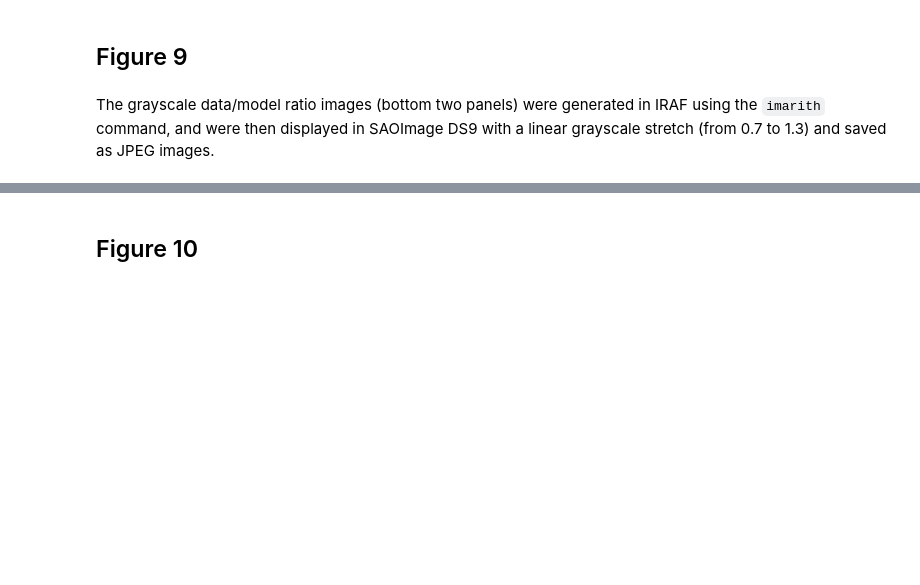
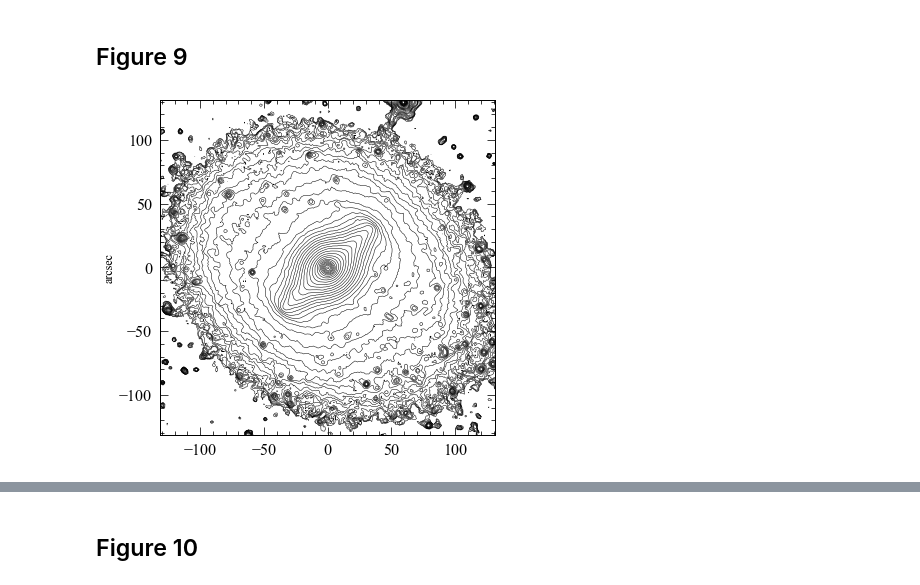
Before and after one commit to perwin/n4608-n4643, a Jupyter notebook: n4608n4643_figures_for_paper.ipynb, the cells around one changed output, grey strips where cells are left out. Drawn from its saved outputs; the diff is of its cells as text; code cells hidden in the pictures; blank space fills up the shorter version.

Commit message:
Added NGC4643 model image; updated plots Jupyter notebook

```diff
--- a/n4608n4643_figures_for_paper.ipynb
+++ b/n4608n4643_figures_for_paper.ipynb
@@ -282,6 +281,15 @@ One can then make the residual-ratio images in Python. The following code shows
     >>> f160w_residual_ratio_im = (data_im - model_im) / data_im
 # %% [markdown]
 ## Figure 9
-# %% [markdown]
-The grayscale data/model ratio images (bottom two panels) were generated in IRAF using the `imarith` command,
-and were then displayed in SAOImage DS9 with a linear grayscale stretch (from 0.7 to 1.3) and saved as JPEG images.
+# %%
+# IRAC1 image converted from MJy/sr to integrated ADU/pixel
+n4643irac1ss_im = fits.getdata(dataDir + "spitzer_images/n4643irac1ss_adu.fits")
+n4643irac1ss_im_m5 = median_filter(n4643irac1ss_im, 5)
+model_irac1 = fits.getdata(dataDir + "model_images/n4643irac1_model.fits")
+model_irac1_m5 = median_filter(model_irac1, 5)
+# %%
+pu.nicecont(n4643irac1ss_im_m5, 446,781,350, log=True,levels=np.arange(1.5,5.3,0.1), pix=0.75,printAxisLabels='y',axisLabel='arcsec')
+if savePlots:
+    savefig(fplots+"n4643_irac1ss_m5_cont350.pdf")
+# %% [output]
+[figure, added]
```
Also changed, not shown: parts of 18 cells of this notebook, 2 other files.
